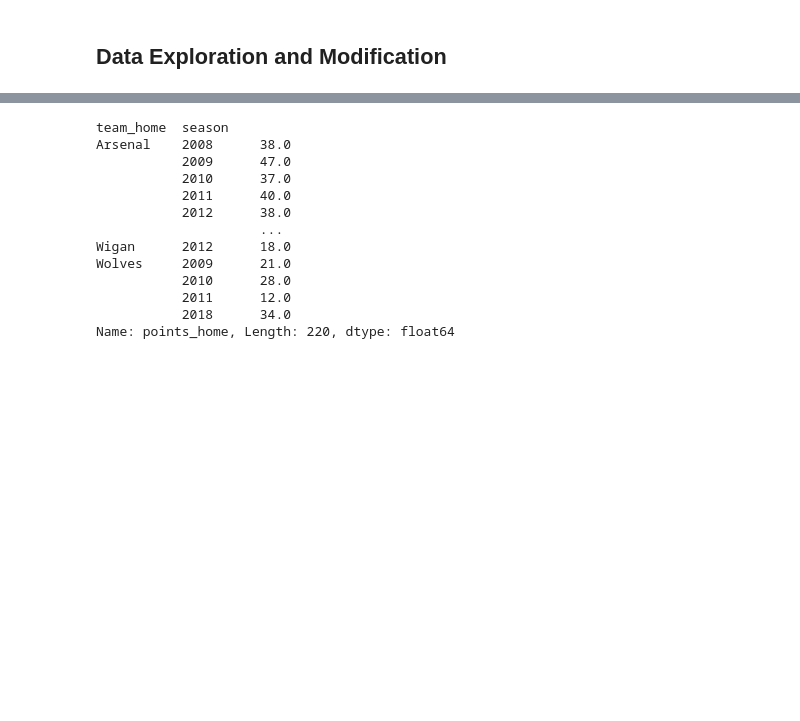
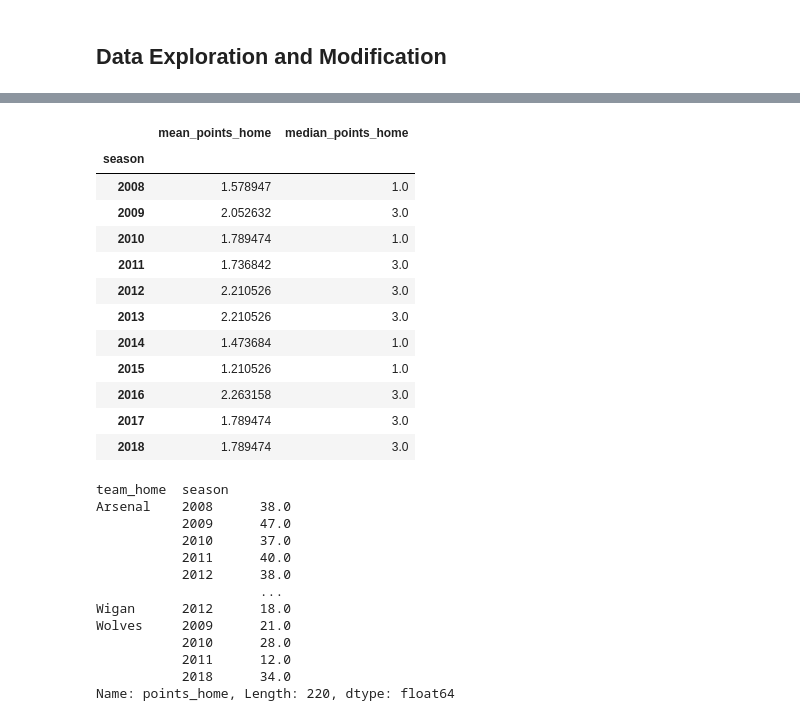
Before and after one commit to Anton21a/HW_Anton_Shestakov, a Jupyter notebook: data.ipynb, the cells around one changed output, grey strips where cells are left out. Cells and saved outputs as stored; diff of their text form; code cells hidden in the pictures; blank space fills up the shorter version.

```diff
--- a/data.ipynb
+++ b/data.ipynb
@@ -90,3 +106,23 @@ memory usage: 424.7+ KB
+# %%
+data_sel = data[data['team_home'].isin(['Everton'])]
+
+data_sel.groupby(["season"]).agg(
+    mean_points_home=("points_home", "mean"), median_points_home=("points_home", "median")
+)
+# %% [output]
+|  | mean_points_home | median_points_home |
+| season |  |  |
+| 2008 | 1.578947 | 1.0 |
+| 2009 | 2.052632 | 3.0 |
+| 2010 | 1.789474 | 1.0 |
+| 2011 | 1.736842 | 3.0 |
+| 2012 | 2.210526 | 3.0 |
+| 2013 | 2.210526 | 3.0 |
+| 2014 | 1.473684 | 1.0 |
+| 2015 | 1.210526 | 1.0 |
+| 2016 | 2.263158 | 3.0 |
+| 2017 | 1.789474 | 3.0 |
+| 2018 | 1.789474 | 3.0 |
 # %%
 data['month'] = data["date"].str.split("-").str[1]
 # %%
```
Also changed, not shown: parts of 5 cells of this notebook.
